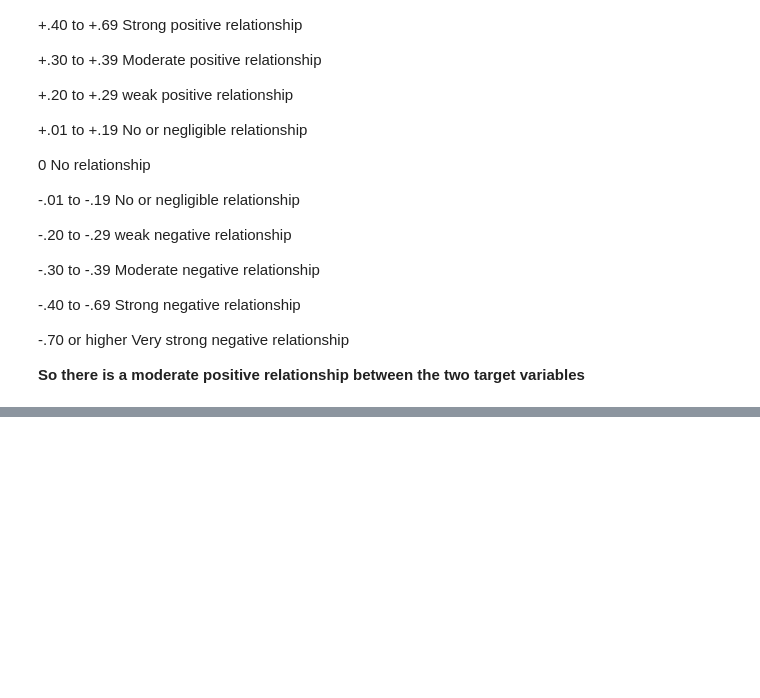
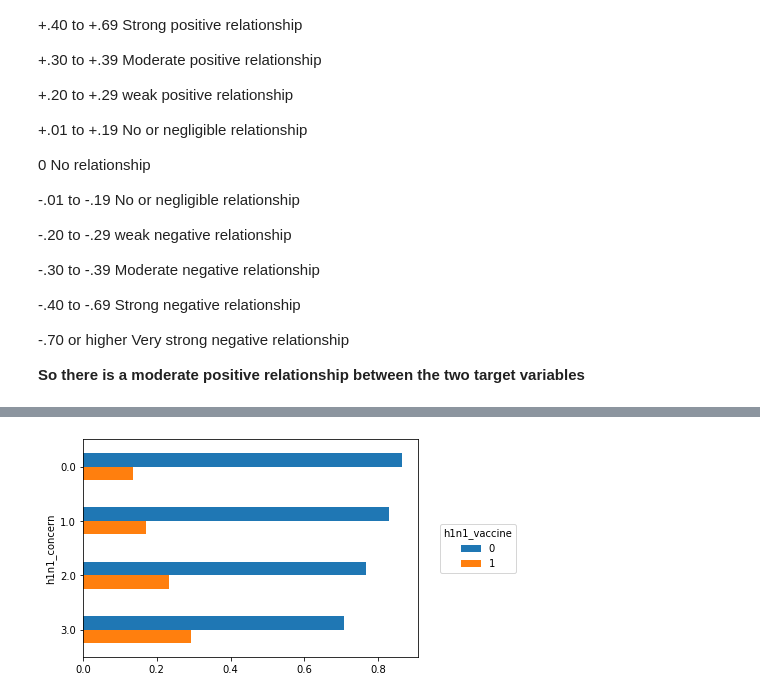
Before and after one commit to iPablo26/Driven-Data-Flu-Shot-Competition, a Jupyter notebook: Flu Shot Learning - Predict H1N1 and Seasonal Flu Vaccines.ipynb, the cells around one changed output, grey strips where cells are left out. Cells and saved outputs as stored; diff of their text form; code cells hidden in the pictures; blank space fills up the shorter version.

```diff
--- a/Flu Shot Learning - Predict H1N1 and Seasonal Flu Vaccines.ipynb
+++ b/Flu Shot Learning - Predict H1N1 and Seasonal Flu Vaccines.ipynb
@@ -324,0 +390,5 @@ pd.crosstab(
+# %%
+# look at the rate of vaccination for each level of h1n1_concern
+# Did a sum of all individul concern level of h1n1(0 & 1)
+h1n1_concern_counts = counts.sum(axis='columns')
+h1n1_concern_counts
@@ -324,0 +402,5 @@ pd.crosstab(
+# %%
+# Divided the sum of counts by 0 & 1 of the h1n1
+# This provided the value of those who received and did not receive based on level of concern
+props = counts.div(h1n1_concern_counts, axis='index')
+props
@@ -324,0 +414,11 @@ pd.crosstab(
+# %%
+# Plot a bar histogram of this division
+ax = props.plot.barh()
+ax.invert_yaxis()
+ax.legend(
+    loc='center left',
+    bbox_to_anchor=(1.05, 0.5),
+    title='h1n1_vaccine'
+);
+# %% [output]
+[figure, added]
```
Also changed, not shown: parts of 23 cells of this notebook.
